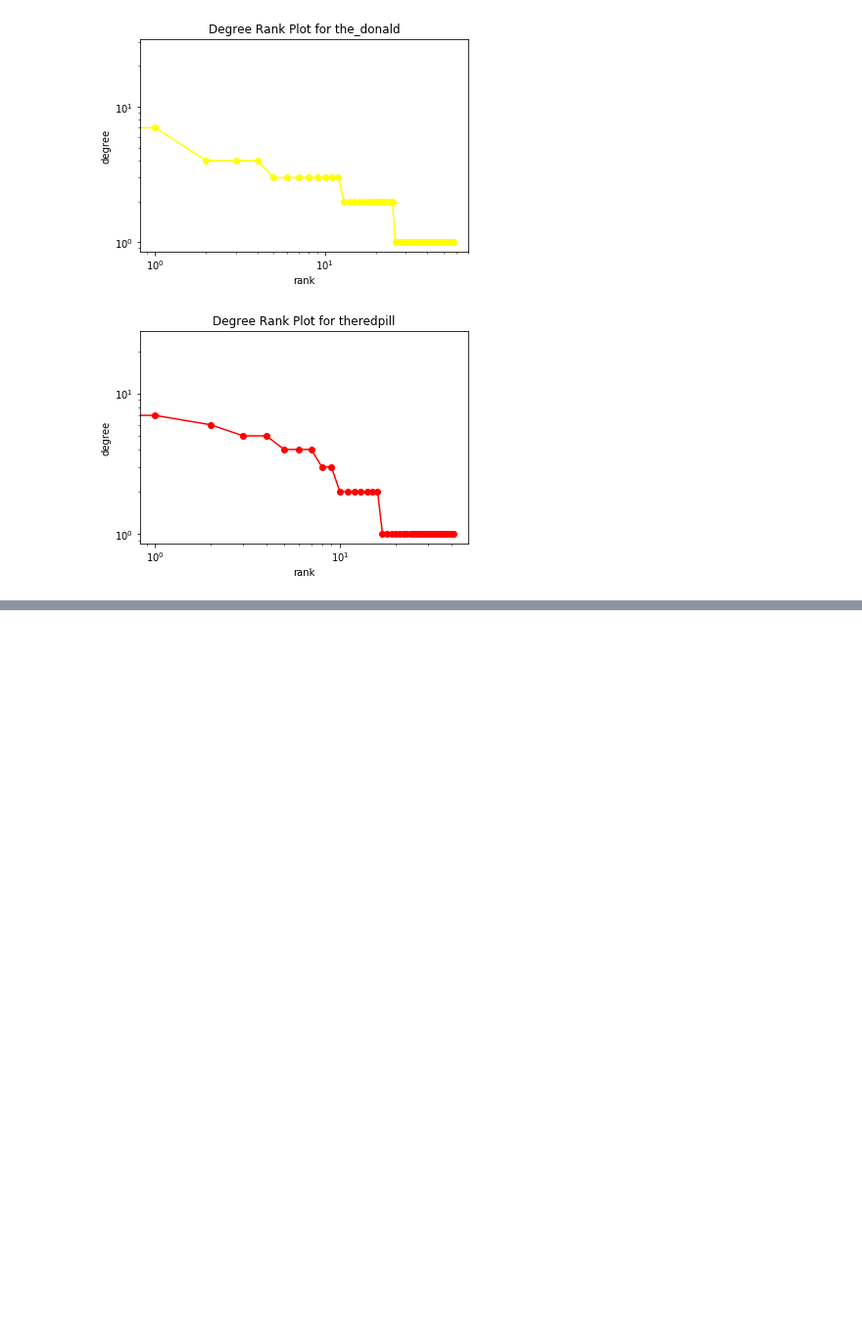
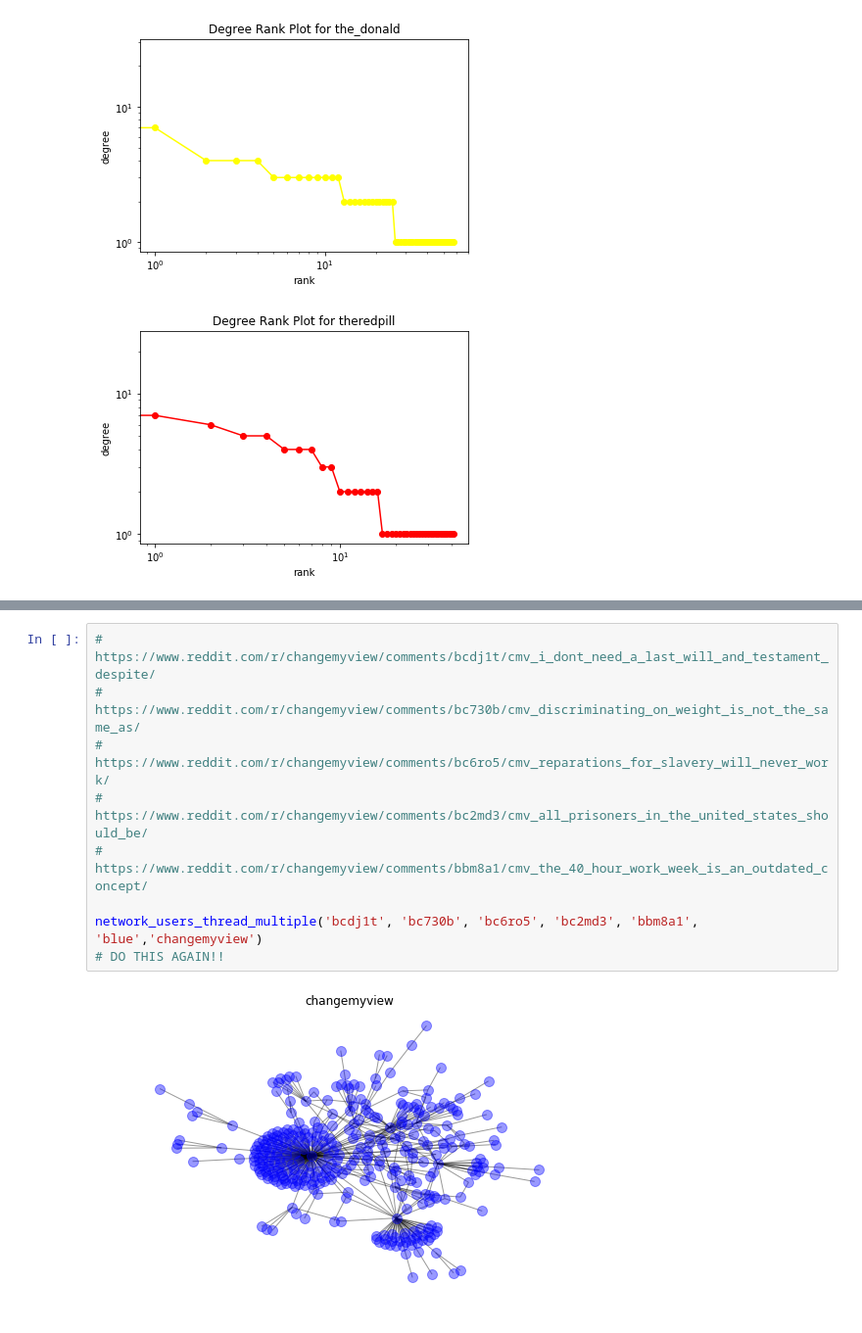
Before and after one commit to ellieejlee/praw_p6, a Jupyter notebook: Reddit User Network.ipynb, the cells around one changed output, grey strips where cells are left out. Shown: that part at 98% size. Saved outputs shown, nothing was run; the diff lists cells and outputs as text; blank space fills up the shorter version.

```diff
--- a/Reddit User Network.ipynb
+++ b/Reddit User Network.ipynb
@@ -179,0 +304,11 @@ degrank_users_thread('baxqte','red','theredpill')
+# %%
+# https://www.reddit.com/r/changemyview/comments/bcdj1t/cmv_i_dont_need_a_last_will_and_testament_despite/
+# https://www.reddit.com/r/changemyview/comments/bc730b/cmv_discriminating_on_weight_is_not_the_same_as/
+# https://www.reddit.com/r/changemyview/comments/bc6ro5/cmv_reparations_for_slavery_will_never_work/
+# https://www.reddit.com/r/changemyview/comments/bc2md3/cmv_all_prisoners_in_the_united_states_should_be/
+# https://www.reddit.com/r/changemyview/comments/bbm8a1/cmv_the_40_hour_work_week_is_an_outdated_concept/
+
+network_users_thread_multiple('bcdj1t', 'bc730b', 'bc6ro5', 'bc2md3', 'bbm8a1', 'blue','changemyview')
+# DO THIS AGAIN!!
+# %% [output]
+[figure, added]
```
Also changed, not shown: parts of 4 cells of this notebook.
